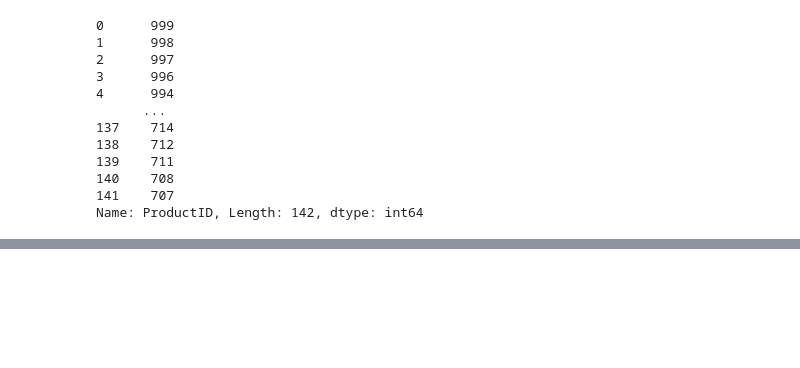
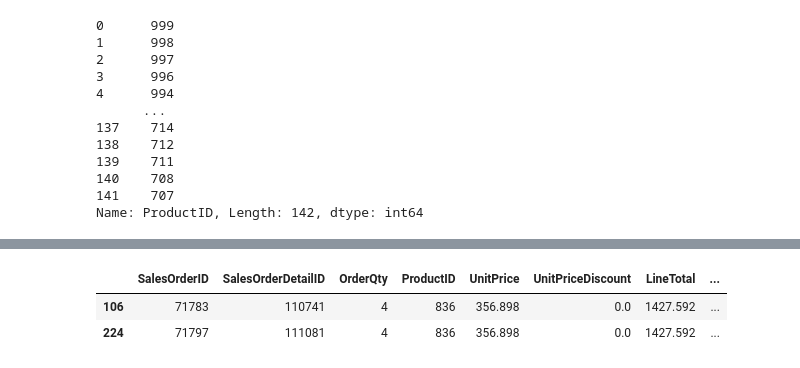
Before and after one commit to mesaketk/azure-data-engineer-train, a Jupyter notebook: Python/pandasdemo.ipynb, the cells around one changed output, grey strips where cells are left out. Drawn from its saved outputs; the diff is of its cells as text; code cells hidden in the pictures; blank space fills up the shorter version.

```diff
--- a/Python/pandasdemo.ipynb
+++ b/Python/pandasdemo.ipynb
@@ -138,0 +207,6 @@ Name: ProductID, Length: 142, dtype: int64
+# %%
+salesorderdetails[(salesorderdetails['ProductID']==836) & (salesorderdetails['OrderQty']==4)]
+# %% [output]
+|  | SalesOrderID | SalesOrderDetailID | OrderQty | ProductID | UnitPrice | UnitPriceDiscount | LineTotal | ... |
+| 106 | 71783 | 110741 | 4 | 836 | 356.898 | 0.0 | 1427.592 | ... |
+| 224 | 71797 | 111081 | 4 | 836 | 356.898 | 0.0 | 1427.592 | ... |
```
Also changed, not shown: parts of 10 cells of this notebook, 4 other files.
